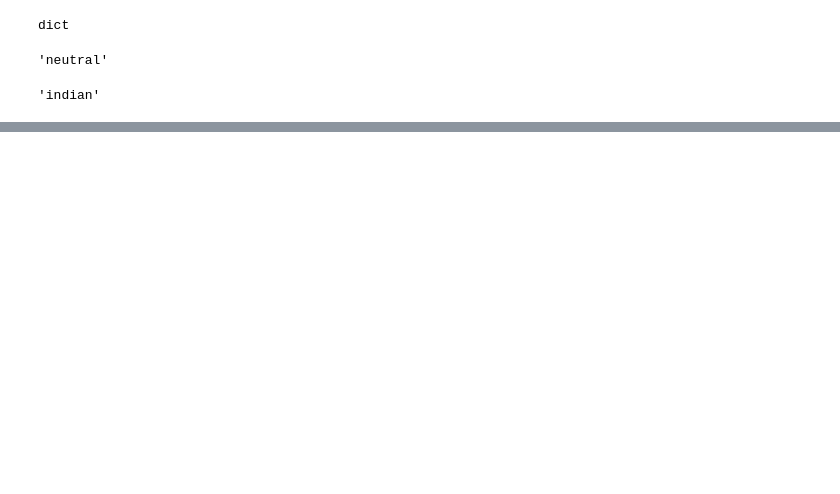
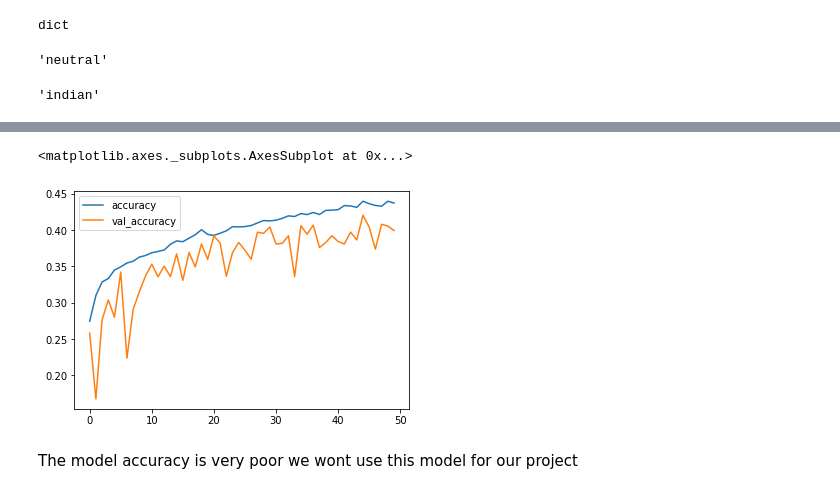
Before and after one commit to CodeWithSridhar/Live-Class-Monitoring-System-Face-Emotion-Recognition-, a Jupyter notebook: Live_Class_Monitoring_System(Face_Emotion_Recognition).ipynb, the cells around one changed output, grey strips where cells are left out. Cells and saved outputs as stored; diff of their text form; code cells hidden in the pictures; blank space fills up the shorter version.

```diff
--- a/Live_Class_Monitoring_System(Face_Emotion_Recognition).ipynb
+++ b/Live_Class_Monitoring_System(Face_Emotion_Recognition).ipynb
@@ -185,0 +396,8 @@ prediction1['dominant_race']
+# %%
+#Plotting accuracy
+df_modelhis[['accuracy','val_accuracy']].plot()
+# %% [output]
+<matplotlib.axes._subplots.AxesSubplot at 0x...>
+[figure, added]
+# %% [markdown]
+The model accuracy is very poor we wont use this model for our project
```
Also changed, not shown: parts of 19 cells of this notebook.
